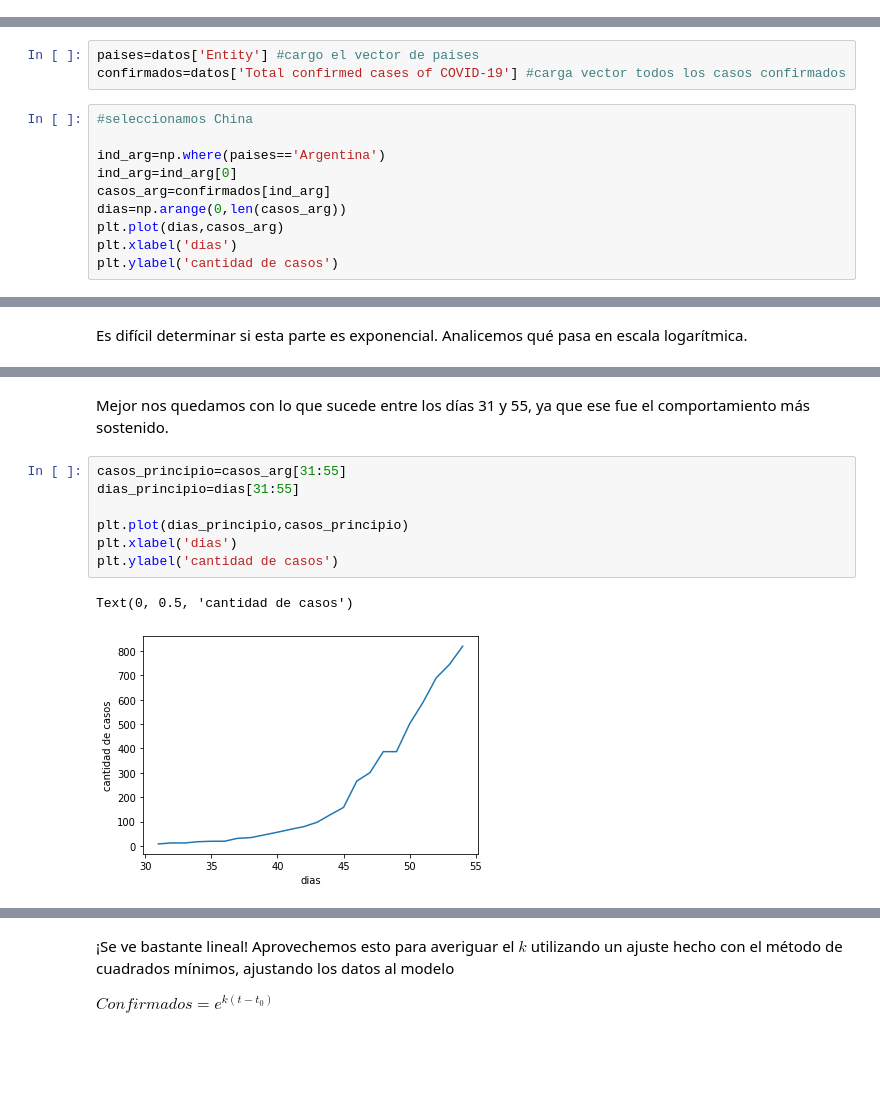
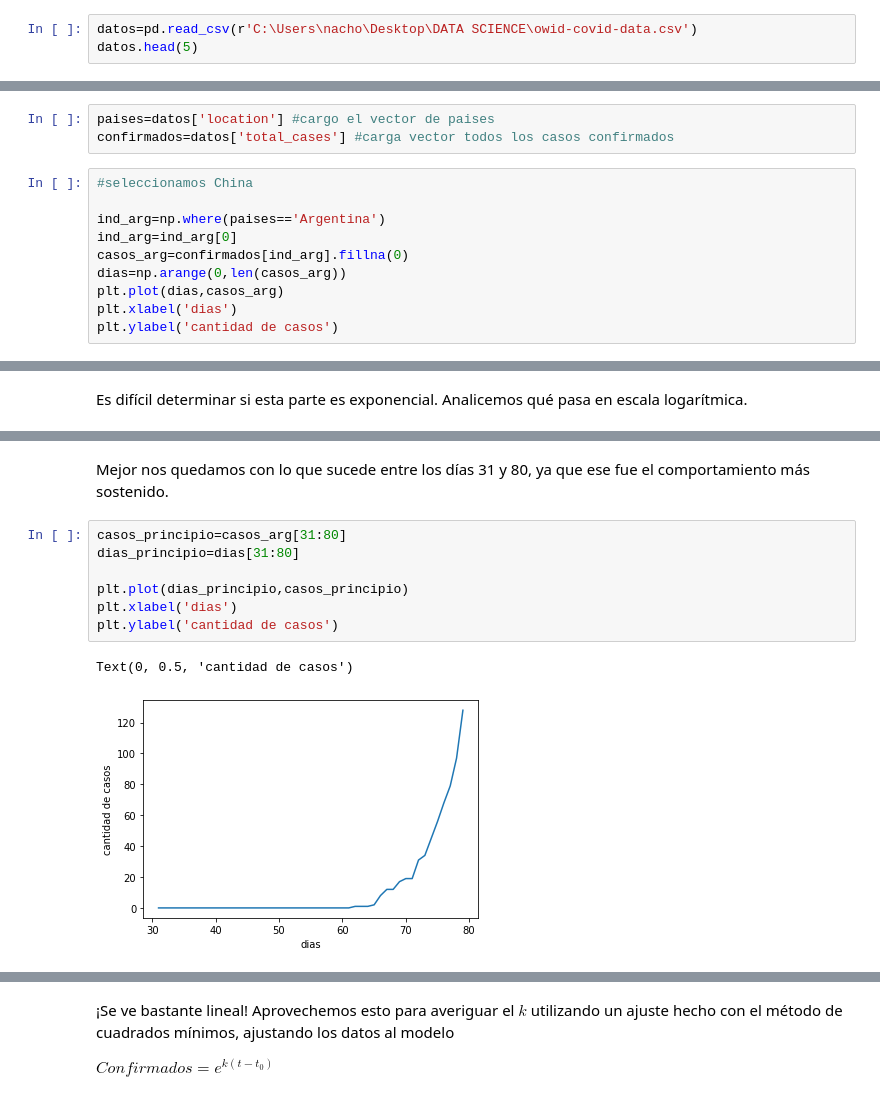
Before and after one commit to NachoRam123/Sprint-4, a Jupyter notebook: proyecto_4.ipynb, the cells around one changed output, grey strips where cells are left out. Drawn from its saved outputs; the diff is of its cells as text; blank space fills up the shorter version.

Commit message:
Lee datos, ejecuta y revisa el codigo que viene dado

```diff
--- a/proyecto_4.ipynb
+++ b/proyecto_4.ipynb
@@ -79,0 +53,3 @@ datos
+# %%
+datos=pd.read_csv(r'C:\Users\nacho\Desktop\DATA SCIENCE\owid-covid-data.csv')
+datos.head(5)
@@ -80,12 +68,12 @@ datos
 # %%
-paises=datos['Entity'] #cargo el vector de paises
-confirmados=datos['Total confirmed cases of COVID-19'] #carga vector todos los casos confirmados
+paises=datos['location'] #cargo el vector de paises
+confirmados=datos['total_cases'] #carga vector todos los casos confirmados
 # %%
 #seleccionamos China
 
 ind_arg=np.where(paises=='Argentina')
 ind_arg=ind_arg[0]
-casos_arg=confirmados[ind_arg]
+casos_arg=confirmados[ind_arg].fillna(0)
 dias=np.arange(0,len(casos_arg))
 plt.plot(dias,casos_arg)
 plt.xlabel('dias')
@@ -129,15 +117,15 @@ Text(0, 0.5, 'log cantidad de casos')
 # %% [markdown]
-Mejor nos quedamos con lo que sucede entre los días 31 y 55, ya que ese fue el comportamiento más sostenido.
+Mejor nos quedamos con lo que sucede entre los días 31 y 80, ya que ese fue el comportamiento más sostenido.
 # %%
-casos_principio=casos_arg[31:55]
-dias_principio=dias[31:55]
+casos_principio=casos_arg[31:80]
+dias_principio=dias[31:80]
 
 plt.plot(dias_principio,casos_principio)
 plt.xlabel('dias')
 plt.ylabel('cantidad de casos')
 # %% [output]
 Text(0, 0.5, 'cantidad de casos')
-[figure, old version]
+[figure, new version]
 # %%
 plt.plot(dias_principio,np.log(casos_principio))
 plt.xlabel('dias')
```
Also changed, not shown: parts of 14 cells of this notebook.
